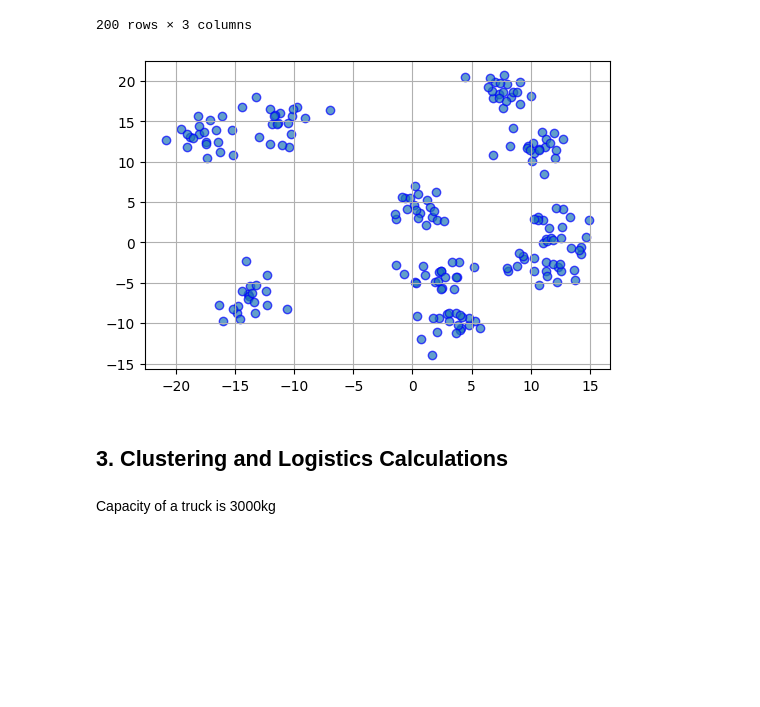
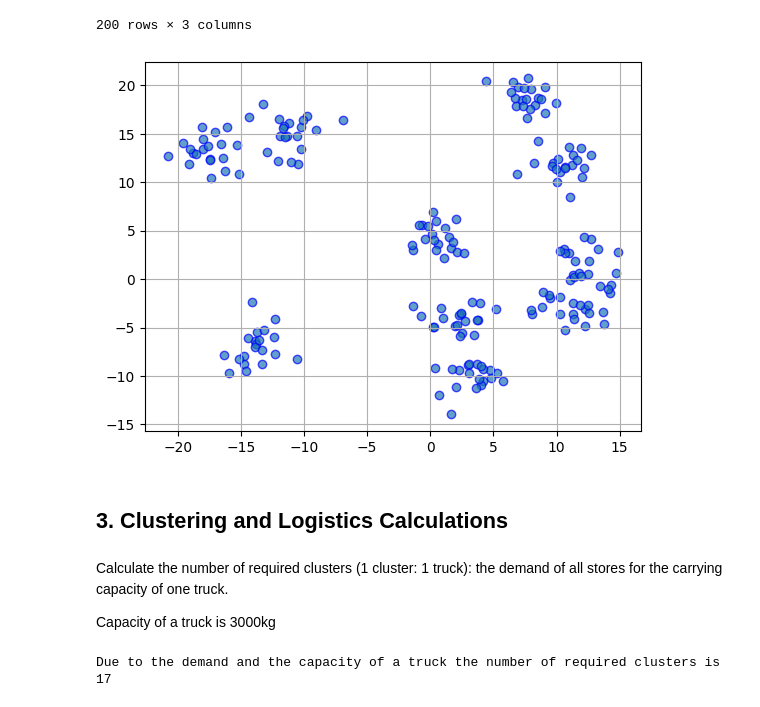
Before and after one commit to AwanRaskall/warehouse-location-and-fleet-forecasting, a Jupyter notebook: Vehicle_routing_optimization.ipynb, the cells around one changed output. Saved outputs shown, nothing was run; the diff lists cells and outputs as text; code cells hidden in the pictures; blank space fills up the shorter version.

Commit message:
feat: add first clustering and logistics calculations

```diff
--- a/Vehicle_routing_optimization.ipynb
+++ b/Vehicle_routing_optimization.ipynb
@@ -57,13 +58,20 @@ data
 | 199 | 11.911223 | 0.279069 | 102 |
 200 rows × 3 columns
 # %%
-plt.figure(figsize=(6, 4))
 plt.scatter(data.iloc[:,0], data.iloc[:,1], alpha=0.7, edgecolors='b')
 plt.grid(True)
 plt.show()
 # %% [output]
-[figure, old version]
+[figure, new version]
 # %% [markdown]
 ## 3. Clustering and Logistics Calculations
 # %% [markdown]
+Calculate the number of required clusters (1 cluster: 1 truck): the demand of all stores for the carrying capacity of one truck.
+
 Capacity of a truck is 3000kg
+# %%
+capacity = 3000
+n_truck = ceil(sum(data.iloc[:, -1]) / capacity)
+print('Due to the demand and the capacity of a truck the number of required clusters is', n_truck)
+# %% [output]
+Due to the demand and the capacity of a truck the number of required clusters is 17
```
Also changed, not shown: parts of 7 cells of this notebook.
